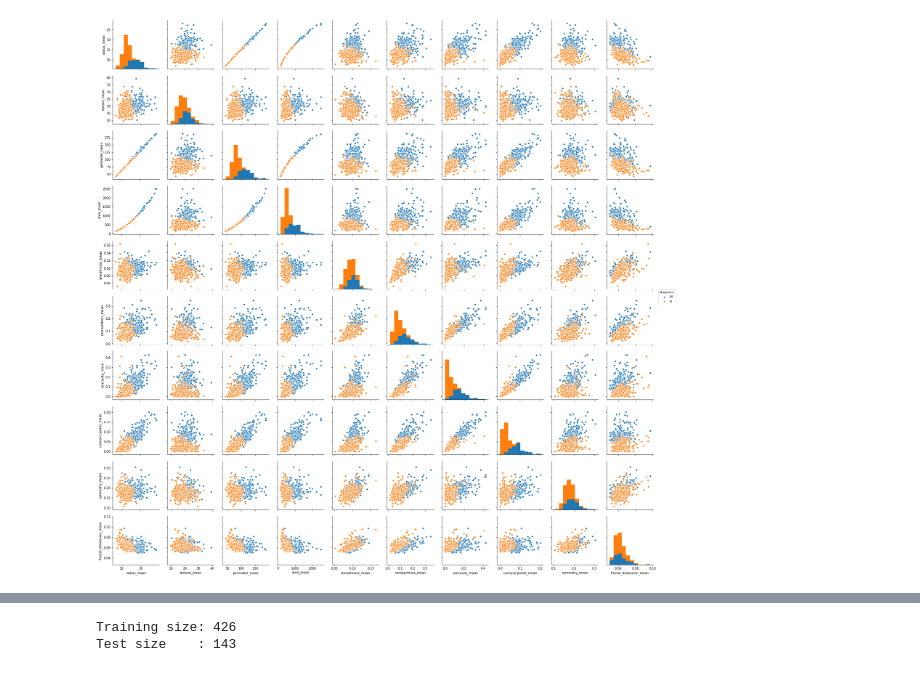
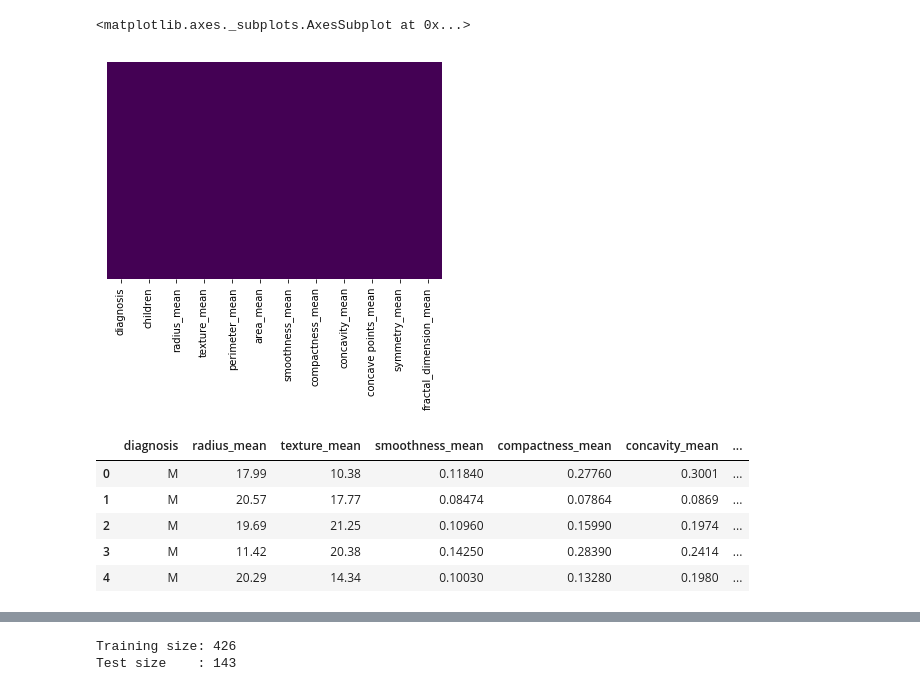
Before and after one commit to tamhuynh92/Machine-Learning-Project, a Jupyter notebook: Breast Cancer K-Nearest Neighbors.ipynb, the cells around one changed output, grey strips where cells are left out. Drawn from its saved outputs; the diff is of its cells as text; code cells hidden in the pictures.

```diff
--- a/Breast Cancer K-Nearest Neighbors.ipynb
+++ b/Breast Cancer K-Nearest Neighbors.ipynb
@@ -33,7 +18,19 @@ round(grouped_data.describe().transpose()['M'].unstack(), 3)
-# %%
-sns_plot = sns.pairplot(cancer_data1,hue='diagnosis')
-sns_plot.savefig("output.png")
-sns_plot.show()
-# %% [output]
-[figure, removed]
+# %%
+
+sns.heatmap(cancer_data.isnull(), yticklabels = False, cbar = False, cmap = 'viridis') # Check the NA
+# %% [output]
+<matplotlib.axes._subplots.AxesSubplot at 0x...>
+[figure, added]
+# %%
+children = pd.get_dummies(cancer_data['children'], drop_first = True)
+cancer_data = pd.concat([cancer_data, children], axis = 1)
+cancer_data = cancer_data.iloc[:,[0,2,3,6,7,8,9,10,11,12]]
+cancer_data.head()
+# %% [output]
+|  | diagnosis | radius_mean | texture_mean | smoothness_mean | compactness_mean | concavity_mean | ... |
+| 0 | M | 17.99 | 10.38 | 0.11840 | 0.27760 | 0.3001 | ... |
+| 1 | M | 20.57 | 17.77 | 0.08474 | 0.07864 | 0.0869 | ... |
+| 2 | M | 19.69 | 21.25 | 0.10960 | 0.15990 | 0.1974 | ... |
+| 3 | M | 11.42 | 20.38 | 0.14250 | 0.28390 | 0.2414 | ... |
+| 4 | M | 20.29 | 14.34 | 0.10030 | 0.13280 | 0.1980 | ... |
 # %%
```
Also changed, not shown: parts of 31 cells of this notebook.
